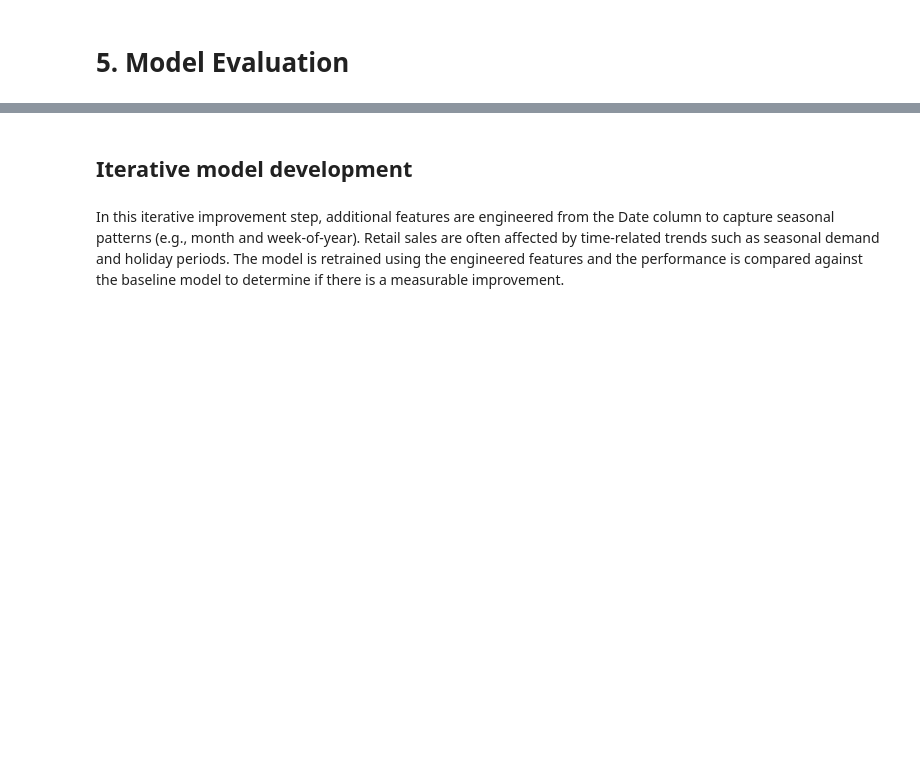
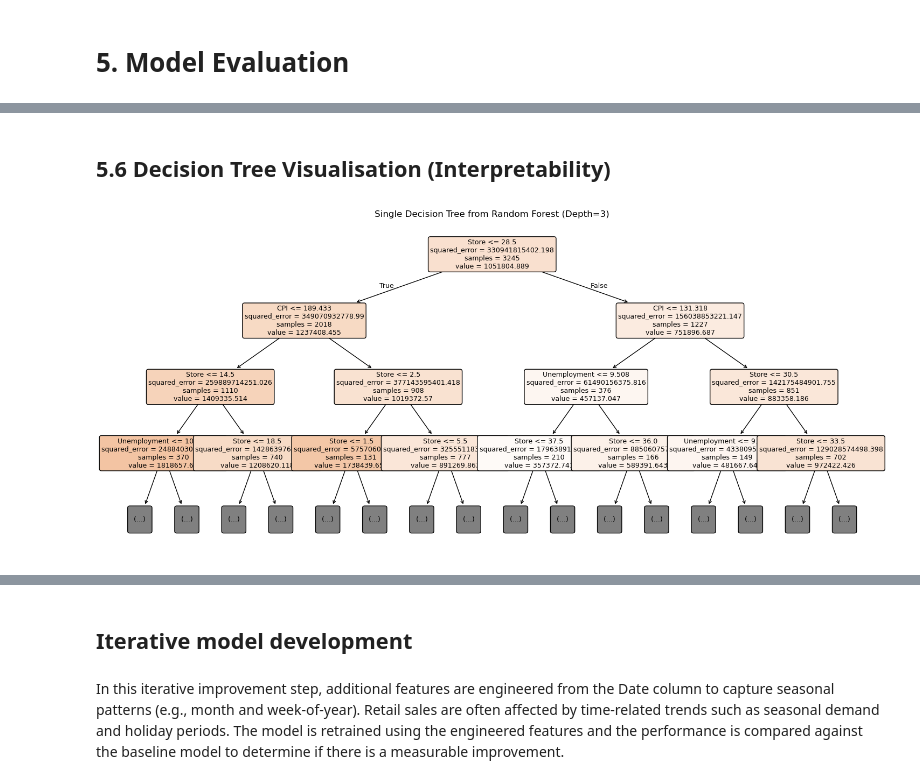
Before and after one commit to vaishnaviTP123/MLDP-Project-3, a Jupyter notebook: MLDP Program Codes Submission Template.ipynb, the cells around one changed output, grey strips where cells are left out. Cells and saved outputs as stored; diff of their text form; code cells hidden in the pictures; blank space fills up the shorter version.

```diff
--- a/MLDP Program Codes Submission Template.ipynb
+++ b/MLDP Program Codes Submission Template.ipynb
@@ -1136,0 +1319,26 @@ While the final deployed model is a Random Forest, this visualization improves t
+# %% [markdown]
+## 5.6 Decision Tree Visualisation (Interpretability)
+# %%
+from sklearn.tree import plot_tree
+import matplotlib.pyplot as plt
+
+# Choose the right feature matrix + feature names
+X_used = X_train_fe if "X_train_fe" in globals() else X_train
+feature_names = list(X_used.columns)
+
+# Pick 1 tree from the Random Forest
+tree = final_model.estimators_[0]  # first tree
+
+plt.figure(figsize=(18, 8))
+plot_tree(
+    tree,
+    feature_names=feature_names,
+    filled=True,
+    rounded=True,
+    max_depth=3,          # keep small or your diagram becomes unreadable
+    fontsize=9
+)
+plt.title("Single Decision Tree from Random Forest (Depth=3)")
+plt.show()
+# %% [output]
+[figure, added]
```
Also changed, not shown: parts of 49 cells of this notebook.
